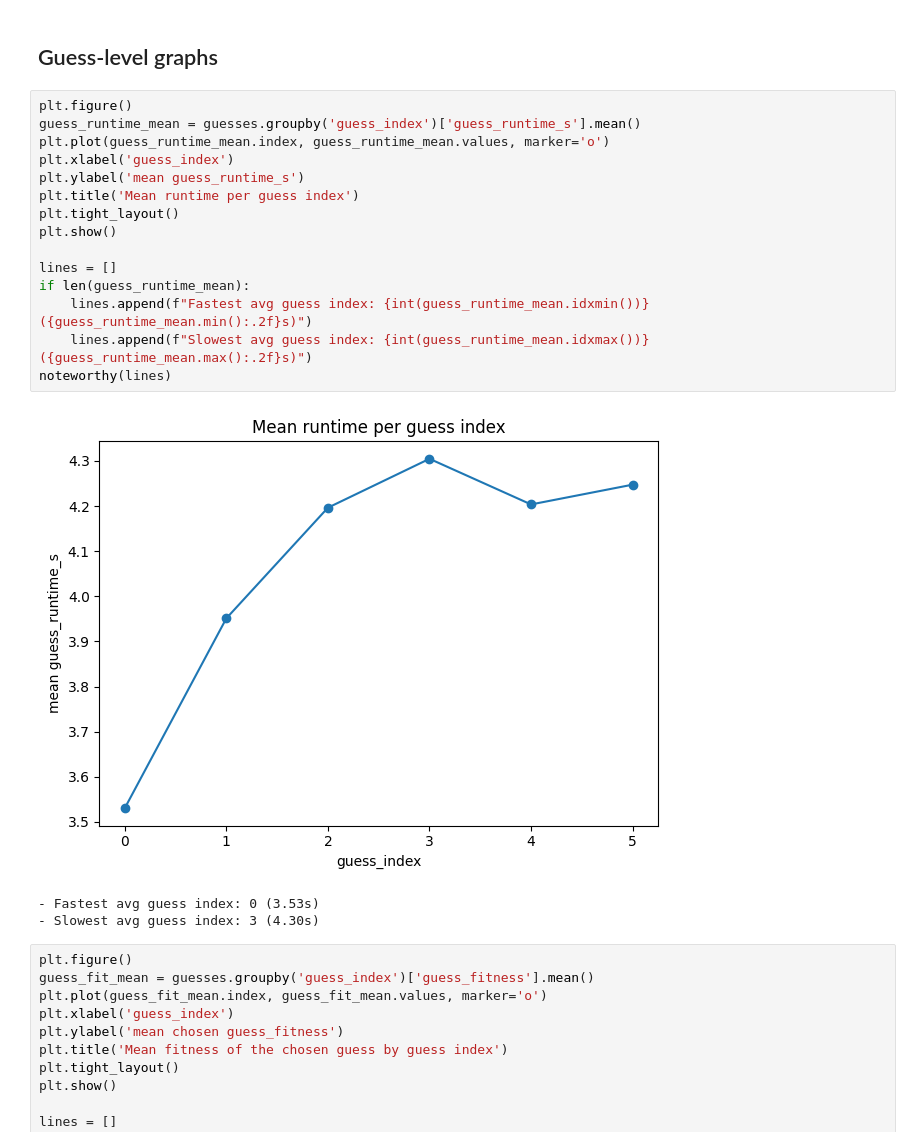
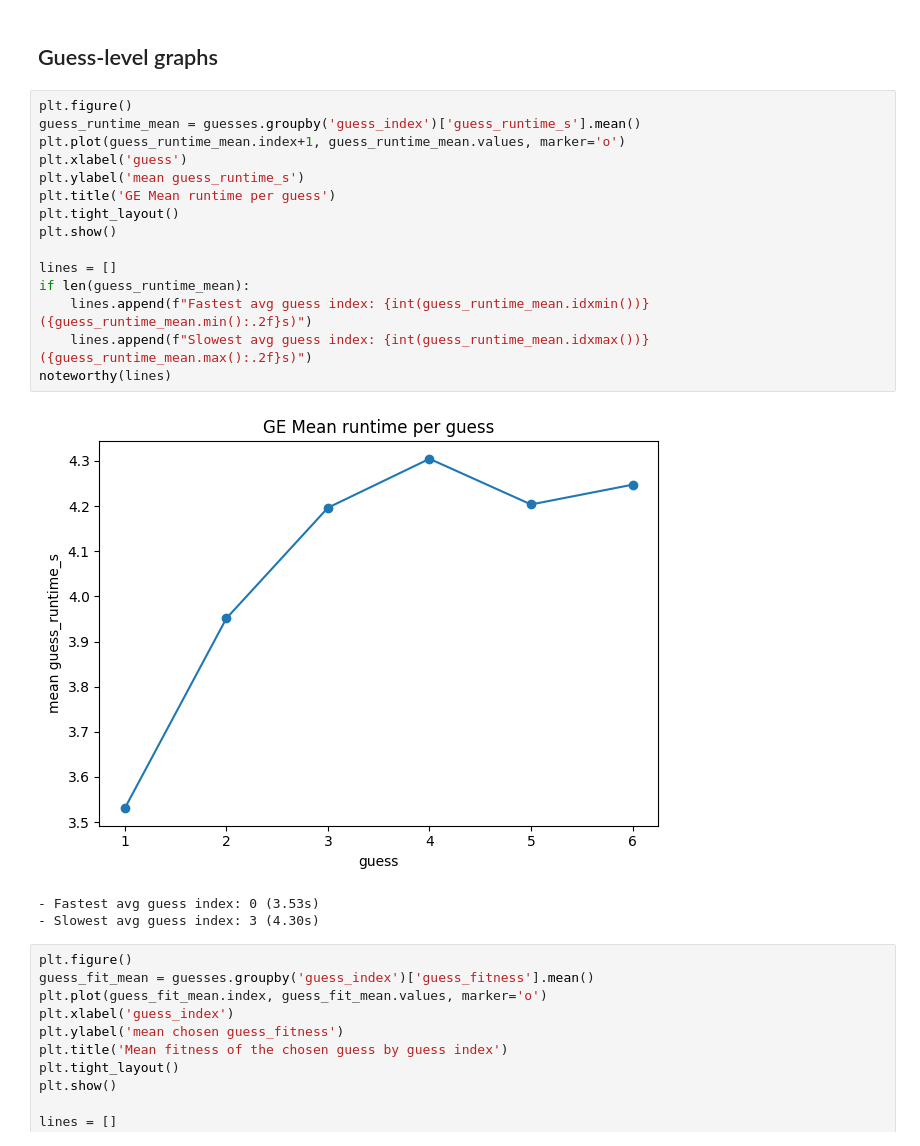
Before and after one commit to eanna-bonner/EvolutionaryAlgorithms_MathlerSolver, a Jupyter notebook: benchmarking/plot_benchmark_results.ipynb, the cells around one changed output. Cells and saved outputs as stored; diff of their text form.

```diff
--- a/benchmarking/plot_benchmark_results.ipynb
+++ b/benchmarking/plot_benchmark_results.ipynb
@@ -225,20 +213,20 @@ noteworthy(lines)
 # %%
 plt.figure()
 guess_runtime_mean = guesses.groupby('guess_index')['guess_runtime_s'].mean()
-plt.plot(guess_runtime_mean.index, guess_runtime_mean.values, marker='o')
-plt.xlabel('guess_index')
+plt.plot(guess_runtime_mean.index+1, guess_runtime_mean.values, marker='o')
+plt.xlabel('guess')
 plt.ylabel('mean guess_runtime_s')
-plt.title('Mean runtime per guess index')
+plt.title('GE Mean runtime per guess')
 plt.tight_layout()
 plt.show()
 
 lines = []
 if len(guess_runtime_mean):
     lines.append(f"Fastest avg guess index: {int(guess_runtime_mean.idxmin())} ({guess_runtime_mean.min():.2f}s)")
     lines.append(f"Slowest avg guess index: {int(guess_runtime_mean.idxmax())} ({guess_runtime_mean.max():.2f}s)")
 noteworthy(lines)
 # %% [output]
-[figure, old version]
+[figure, new version]
 - Fastest avg guess index: 0 (3.53s)
 - Slowest avg guess index: 3 (4.30s)
 # %%
```
Also changed, not shown: parts of 5 cells of this notebook, 3 other files.
